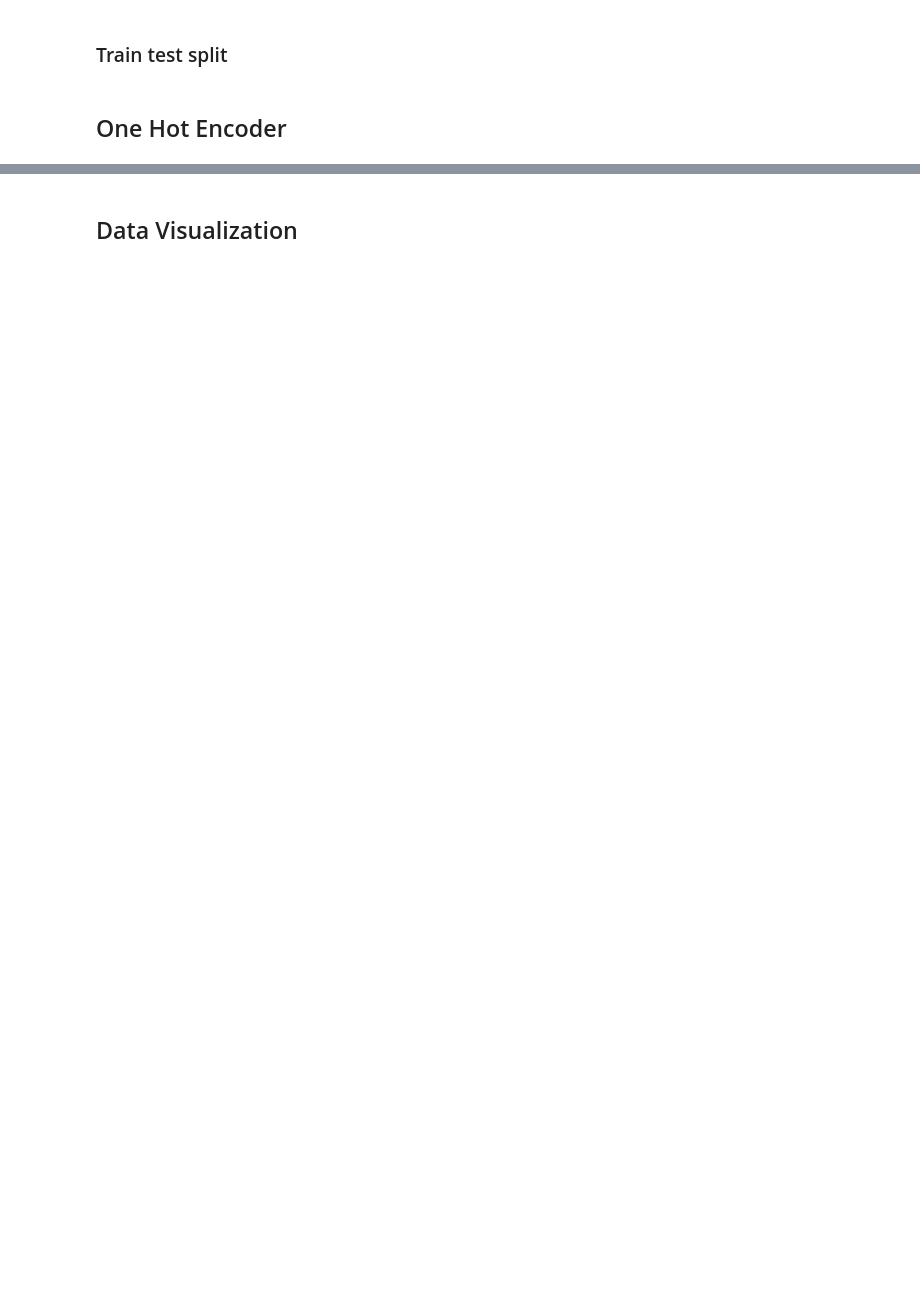
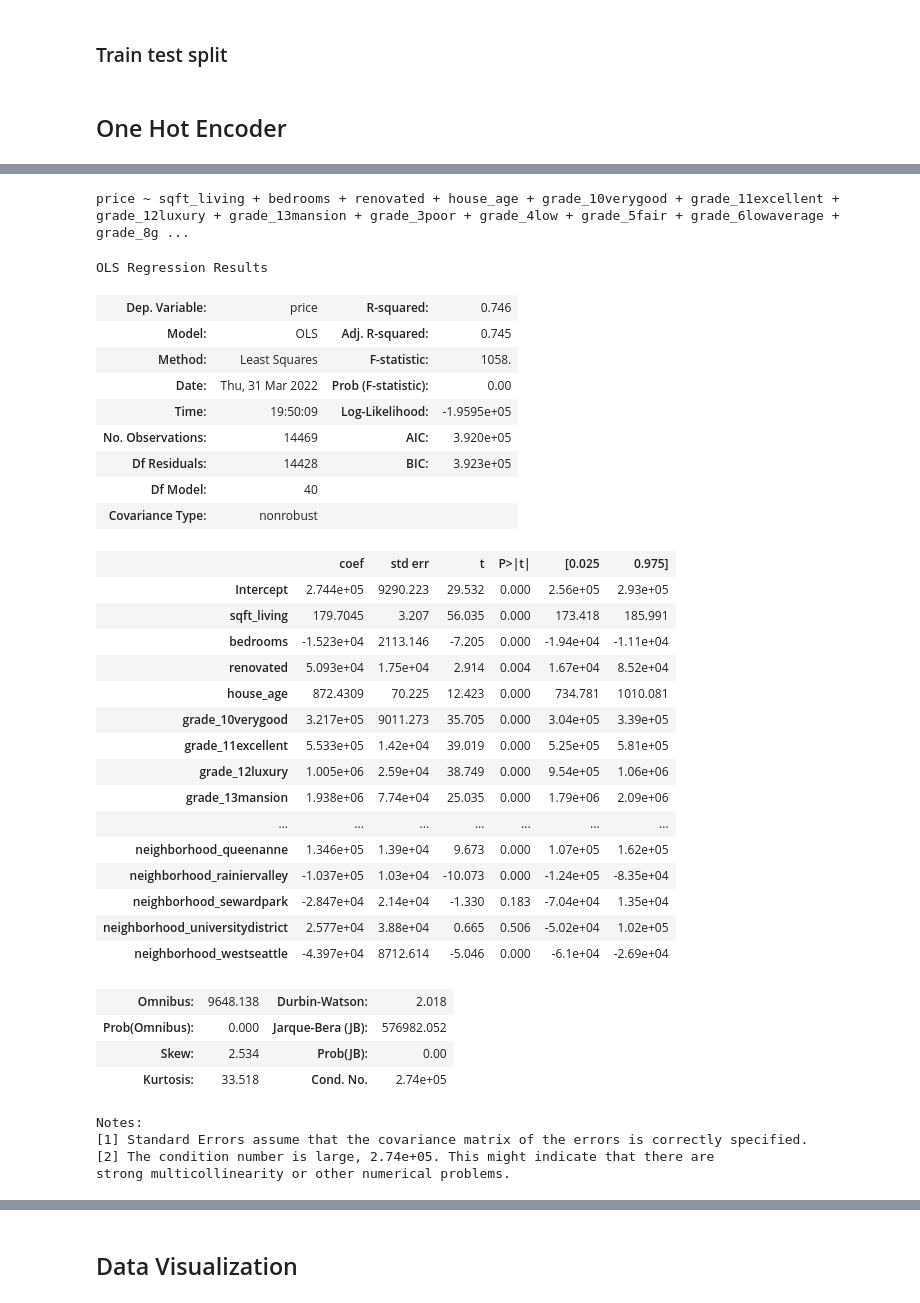
Before and after one commit to hanis-z/King-County-Millenial-homeowner-program, a Jupyter notebook: King_County_Millenial_housing.ipynb, the cells around one changed output, grey strips where cells are left out. Cells and saved outputs as stored; diff of their text form; code cells hidden in the pictures; blank space fills up the shorter version.

```diff
--- a/King_County_Millenial_housing.ipynb
+++ b/King_County_Millenial_housing.ipynb
@@ -252,0 +372,14 @@ X_train_enc_df
+# %%
+model_3_cols = model_2_cols + \
+    ['dist_seattle', 'neighborhood_ballard', 'neighborhood_beaconhill', 'neighborhood_capitolhill',
+     'neighborhood_cascade', 'neighborhood_centralarea', 'neighborhood_delridge',
+     'neighborhood_downtown', 'neighborhood_greaterduwamish', 'neighborhood_interbay',
+     'neighborhood_lakecity', 'neighborhood_magnolia', 'neighborhood_northcentral',
+     'neighborhood_northeast', 'neighborhood_northgate', 'neighborhood_northwest',
+     'neighborhood_queenanne', 'neighborhood_rainiervalley', 'neighborhood_sewardpark',
+     'neighborhood_universitydistrict', 'neighborhood_westseattle']
+
+X3_train = X_train[model_3_cols]
+X3_test = X_test[model_3_cols]
+
+model_3_r2_train, model_3_r2_test, train_rmse, test_rmse = build_model(X3_train, X3_test, y_train, y_test)
@@ -341,0 +586,43 @@ ori_cols = ['ohe__x0_YES',
+# %%
+model_3_formula = 'price ~ ' + ' + '.join(model_3_cols)
+print(model_3_formula)
+
+model_3_mod = ols(model_3_formula, train_df).fit()
+model_3_mod_summary = model_3_mod.summary()
+model_3_mod_summary
+# %% [output]
+price ~ sqft_living + bedrooms + renovated + house_age + grade_10verygood + grade_11excellent + grade_12luxury + grade_13mansion + grade_3poor + grade_4low + grade_5fair + grade_6lowaverage + grade_8g ...
+OLS Regression Results
+| Dep. Variable: | price | R-squared: | 0.746 |
+| Model: | OLS | Adj. R-squared: | 0.745 |
+| Method: | Least Squares | F-statistic: | 1058. |
+| Date: | Thu, 31 Mar 2022 | Prob (F-statistic): | 0.00 |
+| Time: | 19:50:09 | Log-Likelihood: | -1.9595e+05 |
+| No. Observations: | 14469 | AIC: | 3.920e+05 |
+| Df Residuals: | 14428 | BIC: | 3.923e+05 |
+| Df Model: | 40 |  |  |
+| Covariance Type: | nonrobust |  |  |
+|  | coef | std err | t | P>|t| | [0.025 | 0.975] |
+| Intercept | 2.744e+05 | 9290.223 | 29.532 | 0.000 | 2.56e+05 | 2.93e+05 |
+| sqft_living | 179.7045 | 3.207 | 56.035 | 0.000 | 173.418 | 185.991 |
+| bedrooms | -1.523e+04 | 2113.146 | -7.205 | 0.000 | -1.94e+04 | -1.11e+04 |
+| renovated | 5.093e+04 | 1.75e+04 | 2.914 | 0.004 | 1.67e+04 | 8.52e+04 |
+| house_age | 872.4309 | 70.225 | 12.423 | 0.000 | 734.781 | 1010.081 |
+| grade_10verygood | 3.217e+05 | 9011.273 | 35.705 | 0.000 | 3.04e+05 | 3.39e+05 |
+| grade_11excellent | 5.533e+05 | 1.42e+04 | 39.019 | 0.000 | 5.25e+05 | 5.81e+05 |
+| grade_12luxury | 1.005e+06 | 2.59e+04 | 38.749 | 0.000 | 9.54e+05 | 1.06e+06 |
+| grade_13mansion | 1.938e+06 | 7.74e+04 | 25.035 | 0.000 | 1.79e+06 | 2.09e+06 |
+| ... | ... | ... | ... | ... | ... | ... |
+| neighborhood_queenanne | 1.346e+05 | 1.39e+04 | 9.673 | 0.000 | 1.07e+05 | 1.62e+05 |
+| neighborhood_rainiervalley | -1.037e+05 | 1.03e+04 | -10.073 | 0.000 | -1.24e+05 | -8.35e+04 |
+| neighborhood_sewardpark | -2.847e+04 | 2.14e+04 | -1.330 | 0.183 | -7.04e+04 | 1.35e+04 |
+| neighborhood_universitydistrict | 2.577e+04 | 3.88e+04 | 0.665 | 0.506 | -5.02e+04 | 1.02e+05 |
+| neighborhood_westseattle | -4.397e+04 | 8712.614 | -5.046 | 0.000 | -6.1e+04 | -2.69e+04 |
+| Omnibus: | 9648.138 | Durbin-Watson: | 2.018 |
+| Prob(Omnibus): | 0.000 | Jarque-Bera (JB): | 576982.052 |
+| Skew: | 2.534 | Prob(JB): | 0.00 |
+| Kurtosis: | 33.518 | Cond. No. | 2.74e+05 |
+Notes:
+[1] Standard Errors assume that the covariance matrix of the errors is correctly specified.
+[2] The condition number is large, 2.74e+05. This might indicate that there are
+strong multicollinearity or other numerical problems.
```
Also changed, not shown: parts of 65 cells of this notebook.
